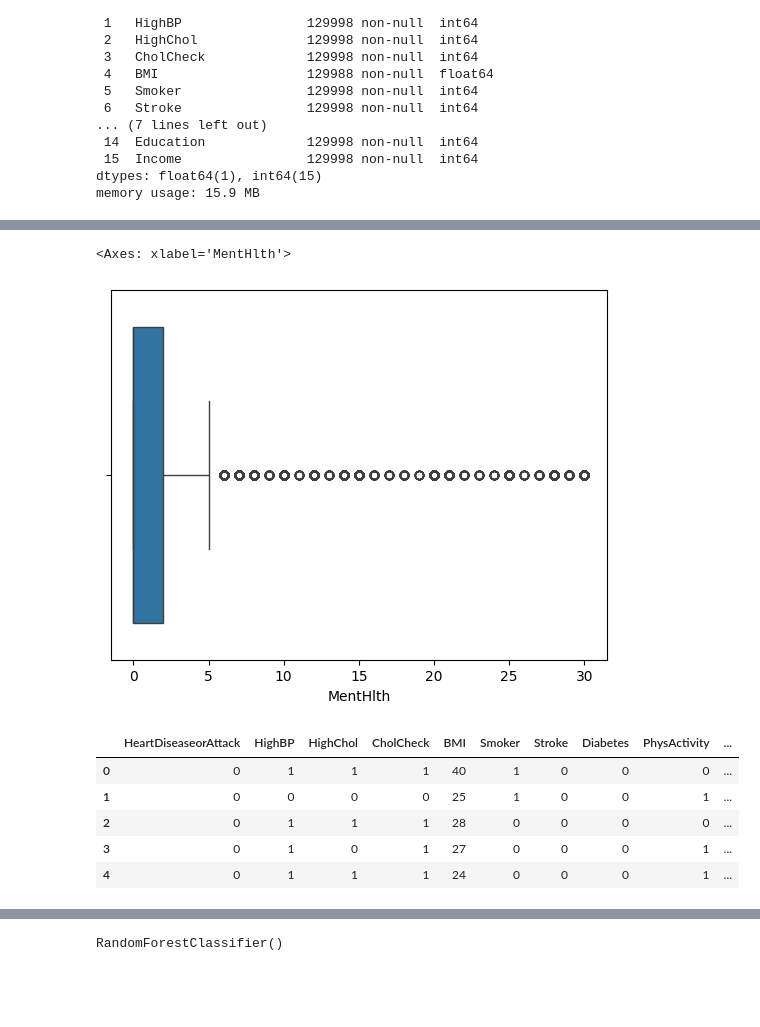
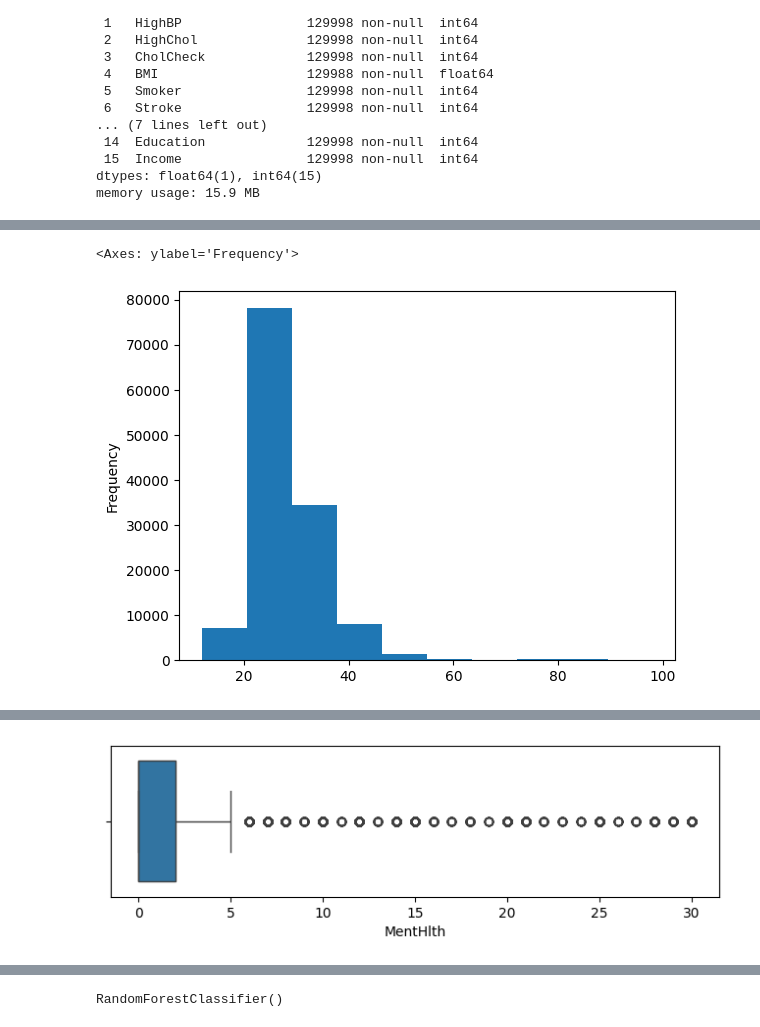
Before and after one commit to deveshpatwa/Machine_learning, a Jupyter notebook: Heart attack prediction/Project code.ipynb, the cells around one changed output, grey strips where cells are left out. Saved outputs shown, nothing was run; the diff lists cells and outputs as text; code cells hidden in the pictures; blank space fills up the shorter version.

Commit message:
made a heart attack prediction model using randomforest

```diff
--- a/Heart attack prediction/Project code.ipynb
+++ b/Heart attack prediction/Project code.ipynb
@@ -37,3 +57,8 @@ memory usage: 15.9 MB
+# %%
+df['BMI'].plot(kind='hist')
+# %% [output]
+<Axes: ylabel='Frequency'>
+[figure, added]
 # %%
 df['BMI'] =  df['BMI'].fillna(df['BMI'].median())
 # %%
@@ -51,16 +76,8 @@ df.describe().round(2)
 | 75% | 0.00 | 1.00 | 1.00 | 1.00 | 31.00 | 1.00 | 0.00 | 0.0 | 1.00 | ... |
 | max | 1.00 | 1.00 | 1.00 | 1.00 | 98.00 | 1.00 | 1.00 | 2.0 | 1.00 | ... |
 # %%
+plt.figure(figsize=(8,2))
 sns.boxplot(x=df['MentHlth'])
+plt.show()
 # %% [output]
-<Axes: xlabel='MentHlth'>
-[figure, old version]
+[figure, new version]
-# %%
-df.head()
-# %% [output]
-|  | HeartDiseaseorAttack | HighBP | HighChol | CholCheck | BMI | Smoker | Stroke | Diabetes | PhysActivity | ... |
-| 0 | 0 | 1 | 1 | 1 | 40 | 1 | 0 | 0 | 0 | ... |
-| 1 | 0 | 0 | 0 | 0 | 25 | 1 | 0 | 0 | 1 | ... |
-| 2 | 0 | 1 | 1 | 1 | 28 | 0 | 0 | 0 | 0 | ... |
-| 3 | 0 | 1 | 0 | 1 | 27 | 0 | 0 | 0 | 1 | ... |
-| 4 | 0 | 1 | 1 | 1 | 24 | 0 | 0 | 0 | 1 | ... |
```
Also changed, not shown: parts of 13 cells of this notebook, 1 other file.
